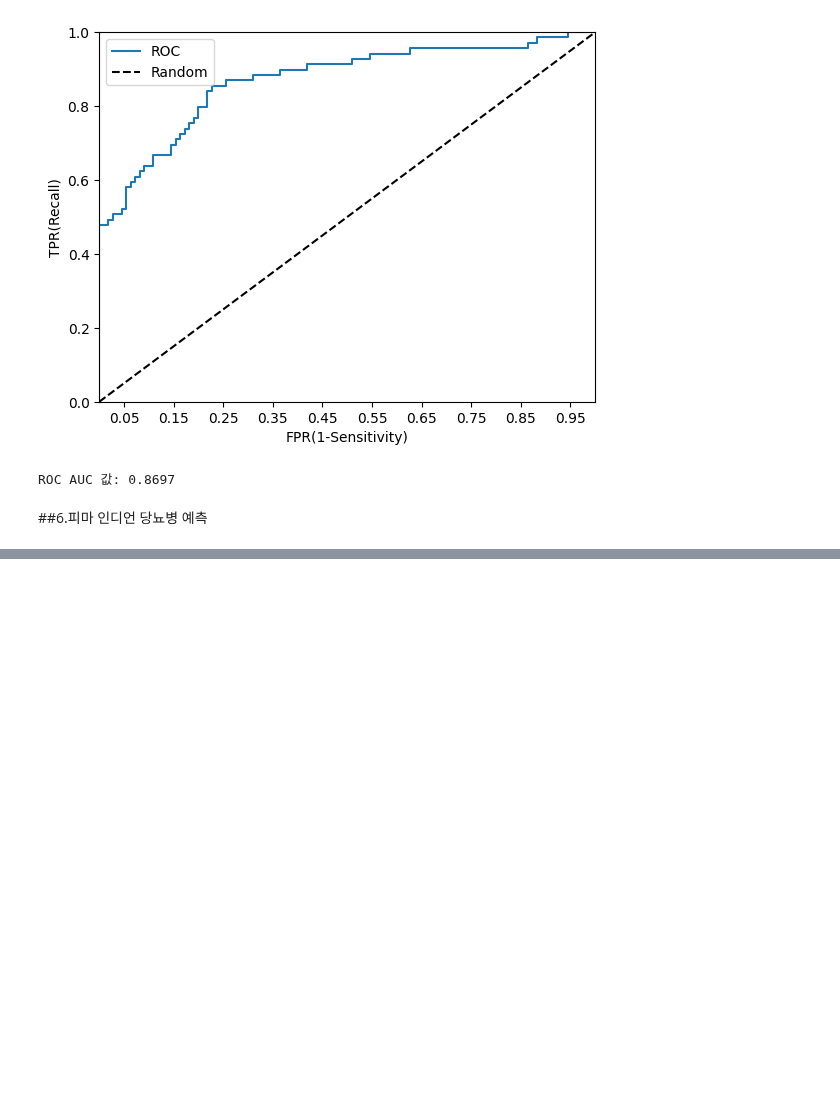
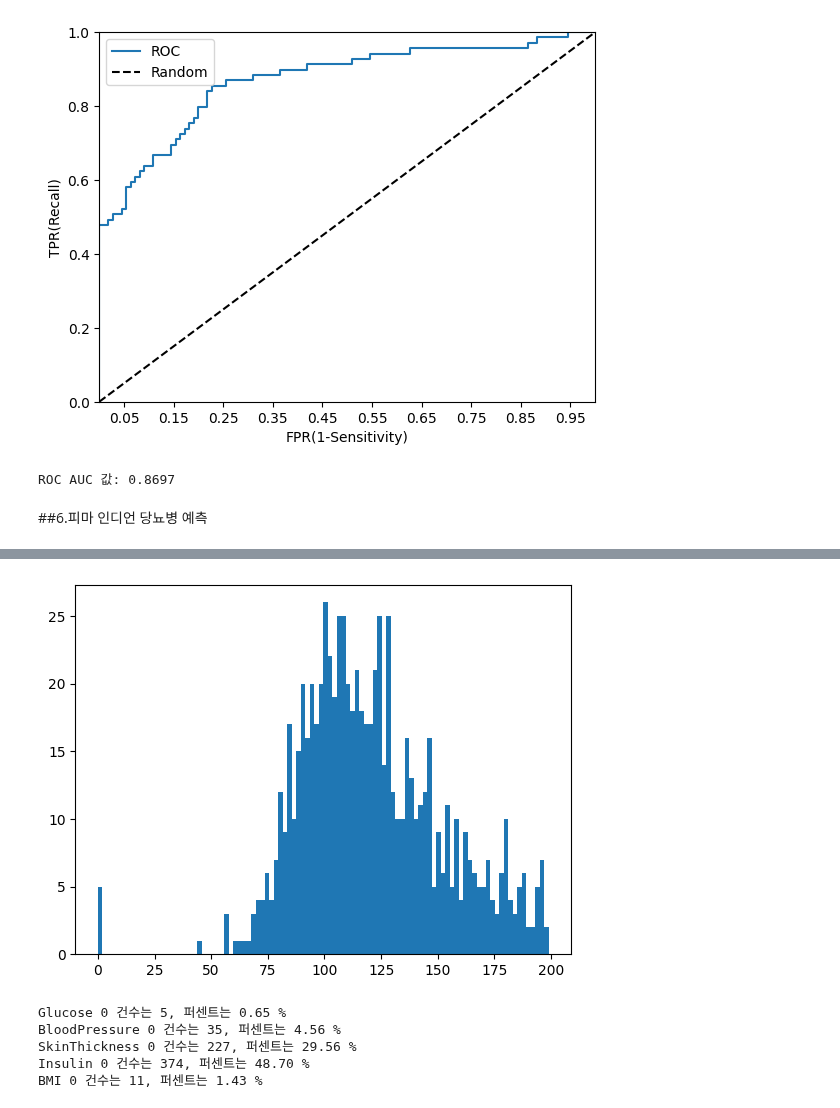
Before and after one commit to suhyeon03/study_ML_, a Jupyter notebook: kaggle_evaluation_practice.ipynb, the cells around one changed output, grey strips where cells are left out. Saved outputs shown, nothing was run; the diff lists cells and outputs as text; code cells hidden in the pictures; blank space fills up the shorter version.

```diff
--- a/kaggle_evaluation_practice.ipynb
+++ b/kaggle_evaluation_practice.ipynb
@@ -573,0 +653,5 @@ def get_clf_eval_rocauc(y_test, pred=None, pred_proba=None):
+# %%
+plt.hist(diabetes_data['Glucose'],bins=100)
+plt.show()
+# %% [output]
+[figure, added]
@@ -573,0 +661,17 @@ def get_clf_eval_rocauc(y_test, pred=None, pred_proba=None):
+# %%
+# 0값을 검사할 피처명 리스트
+zero_features = ['Glucose', 'BloodPressure', 'SkinThickness', 'Insulin', 'BMI']
+
+# 전체 데이터 건수
+total_count = diabetes_data['Glucose'].count()
+
+# 피처별로 반복하면서 데이터 값이 0인 데이터 건수를 추출하고, 퍼센트 계산
+for feature in zero_features:
+  zero_count = diabetes_data[diabetes_data[feature] == 0][feature].count()
+  print('{0} 0 건수는 {1}, 퍼센트는 {2:.2f} %'.format(feature, zero_count, 100*zero_count/total_count))
+# %% [output]
+Glucose 0 건수는 5, 퍼센트는 0.65 %
+BloodPressure 0 건수는 35, 퍼센트는 4.56 %
+SkinThickness 0 건수는 227, 퍼센트는 29.56 %
+Insulin 0 건수는 374, 퍼센트는 48.70 %
+BMI 0 건수는 11, 퍼센트는 1.43 %
```
Also changed, not shown: parts of 13 cells of this notebook.
